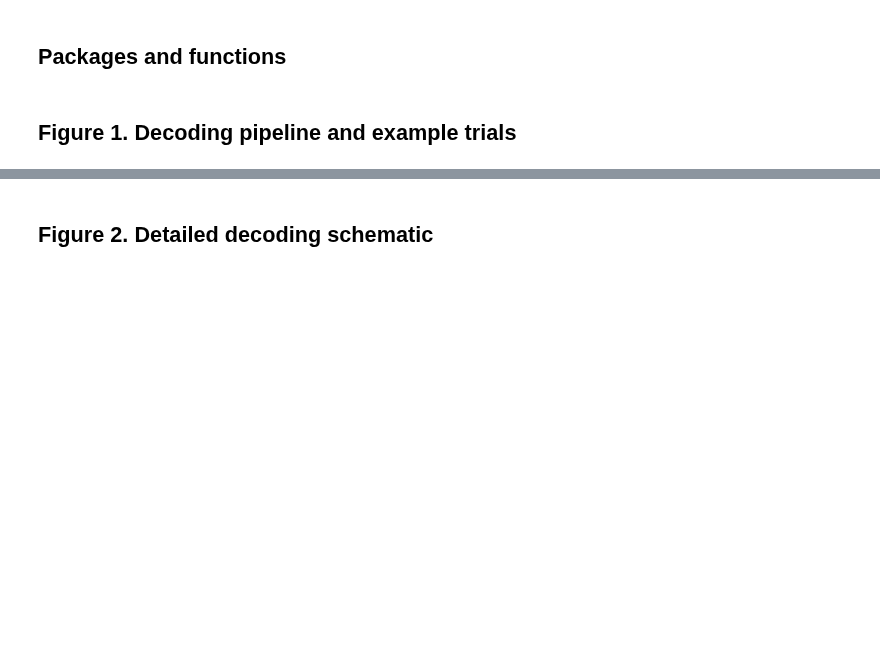
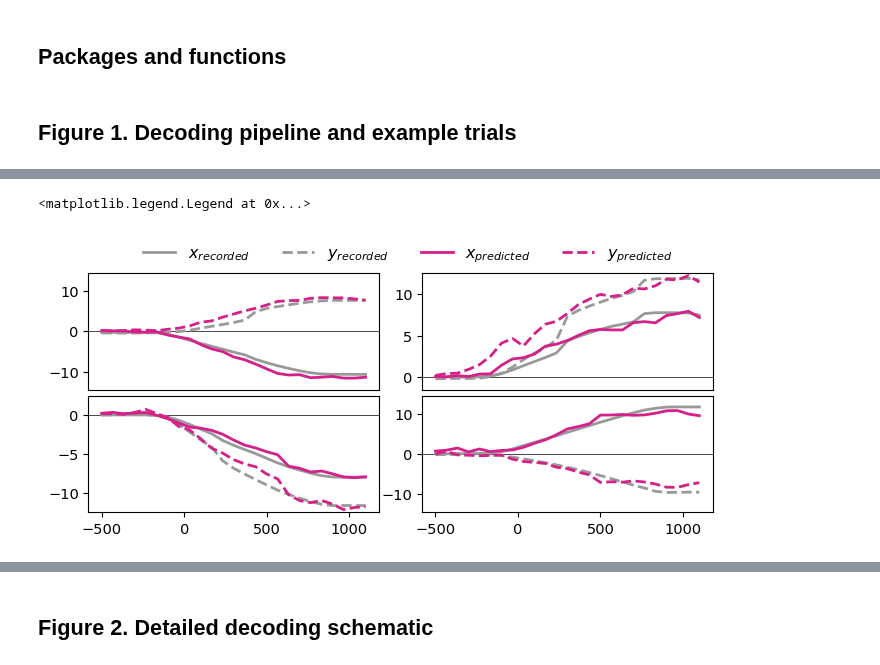
Before and after one commit to mayolabvision/NeuralDecoding, a Jupyter notebook: analyses/Manuscript_FinalPlots2.ipynb, the cells around one changed output, grey strips where cells are left out. Saved outputs shown, nothing was run; the diff lists cells and outputs as text; code cells hidden in the pictures; blank space fills up the shorter version.

```diff
--- a/analyses/Manuscript_FinalPlots2.ipynb
+++ b/analyses/Manuscript_FinalPlots2.ipynb
@@ -422,39 +418,41 @@ plt.rcParams.update({'font.size': 10.5})
 fig.tight_layout()
 
 for i, ax in enumerate(axes.flatten()):
-    y_true, y_pred = get_eyeTraces(df0,conds0,0,50,50,400,plot_trls[i],yTest_all0,yTestPred_all0,8)
+    y_true, y_pred = get_eyeTraces(df,conds,0,50,50,400,plot_trls[i],y_trues,y_preds,7)
     x = np.linspace(0-500,(1*1600)-500,y_true.shape[0])
 
     ax.plot(x,y_true[:,0],linewidth=2,linestyle='solid',color=(0.6,0.6,0.6),label='$x_{recorded}$')
     ax.plot(x,y_true[:,1],linewidth=2,linestyle='dashed',color=(0.6,0.6,0.6),label='$y_{recorded}$')
 
     ax.plot(x,y_pred[:,0],linewidth=2,linestyle='solid',color=cols[7],label='$x_{predicted}$')
     ax.plot(x,y_pred[:,1],linewidth=2,linestyle='dashed',color=cols[7],label='$y_{predicted}$')
 
     ax.axhline(0, color='black', linestyle='-',linewidth=0.5,zorder=0)  # Dashed line at y=0
     #plt.axvline(0, color='gray', linestyle='--')  # Dashed line at x=0
 
 plt.subplots_adjust(wspace=0.15, hspace=0.05)
 
 pos1 = axes[0,0].get_position()
 axes[0,0].set_position(axes[0,1].get_position())
 axes[0,1].set_position(pos1)
 
 axes[0,0].set_ylim(-1.5,12.5)
 axes[0,1].set_ylim(-14.5,14.5)
 axes[1,0].set_ylim(-12.5,2.5)
 axes[1,1].set_ylim(-14.5,14.5)
 
 axes[0,0].set_xticks([])
 axes[0,1].set_xticks([])
 axes[1,0].set_xticks([-500,0,500,1000])
 axes[1,0].set_xticks([-500,0,500,1000])
 
 axes[0,1].legend(loc='lower center', bbox_to_anchor=(1.1, 0.95),
           fancybox=False, shadow=False, ncol=4, fontsize="11.5",frameon=False)
 
-if saveFigs==1:
-    fig.savefig(FIG_FOLDER+'/model_4traces_subplots.png', dpi=600, bbox_inches='tight')
+#fig.savefig(FIG_FOLDER+'/model_4traces_subplots.png', dpi=600, bbox_inches='tight')
+# %% [output]
+<matplotlib.legend.Legend at 0x...>
+[figure, added]
 # %%
 from matplotlib.collections import LineCollection
 
```
Also changed, not shown: parts of 6 cells of this notebook, 2 other files.
